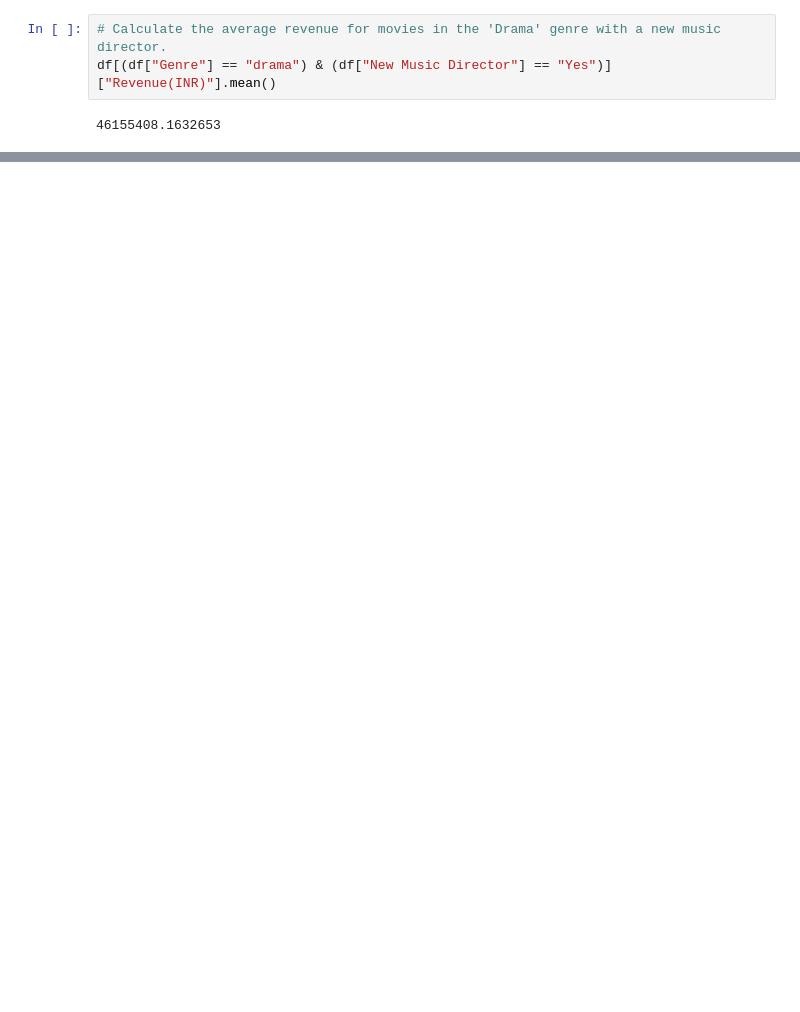
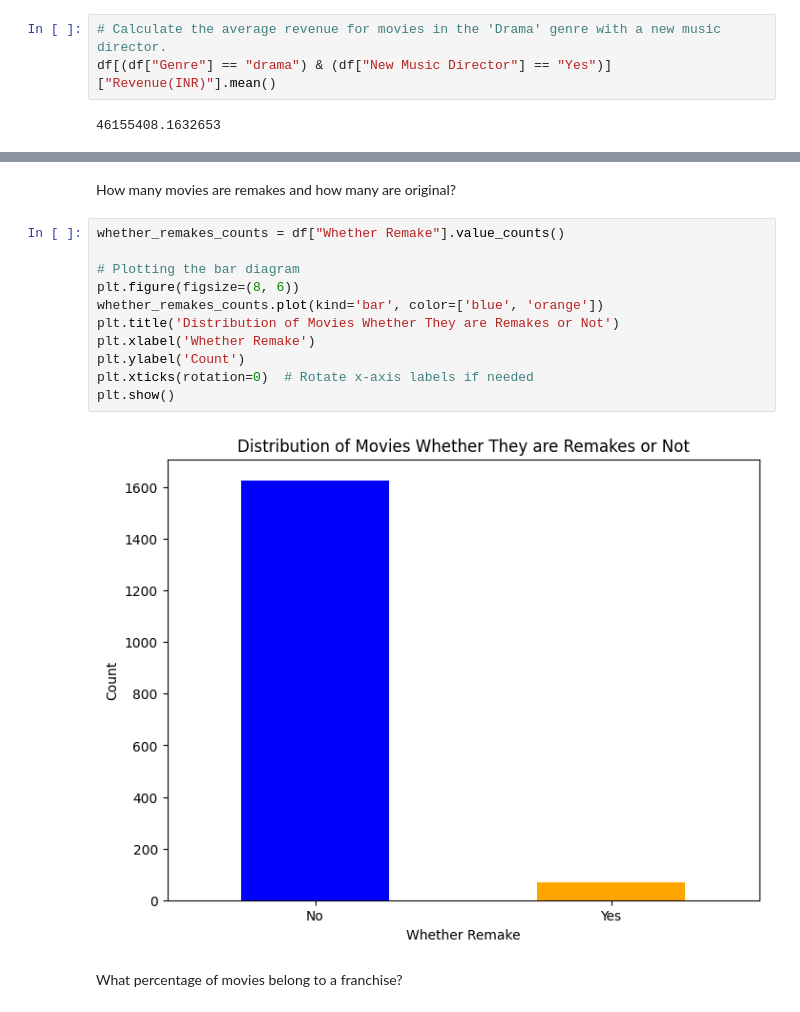
Before and after one commit to rahulbhoyar1995/Kaggle-Data-Analysis-Projects, a Jupyter notebook: bollywood-movies-dataset-analysis.ipynb, the cells around one changed output, grey strips where cells are left out. Saved outputs shown, nothing was run; the diff lists cells and outputs as text; blank space fills up the shorter version.

```diff
--- a/bollywood-movies-dataset-analysis.ipynb
+++ b/bollywood-movies-dataset-analysis.ipynb
@@ -373,0 +379,17 @@ How accurate is your predictive model, and which features contribute the most to
+# %% [markdown]
+How many movies are remakes and how many are original?
+# %%
+whether_remakes_counts = df["Whether Remake"].value_counts()
+
+# Plotting the bar diagram
+plt.figure(figsize=(8, 6))
+whether_remakes_counts.plot(kind='bar', color=['blue', 'orange'])
+plt.title('Distribution of Movies Whether They are Remakes or Not')
+plt.xlabel('Whether Remake')
+plt.ylabel('Count')
+plt.xticks(rotation=0)  # Rotate x-axis labels if needed
+plt.show()
+# %% [output]
+[figure, added]
+# %% [markdown]
+What percentage of movies belong to a franchise?
```
Also changed, not shown: parts of 22 cells of this notebook.
